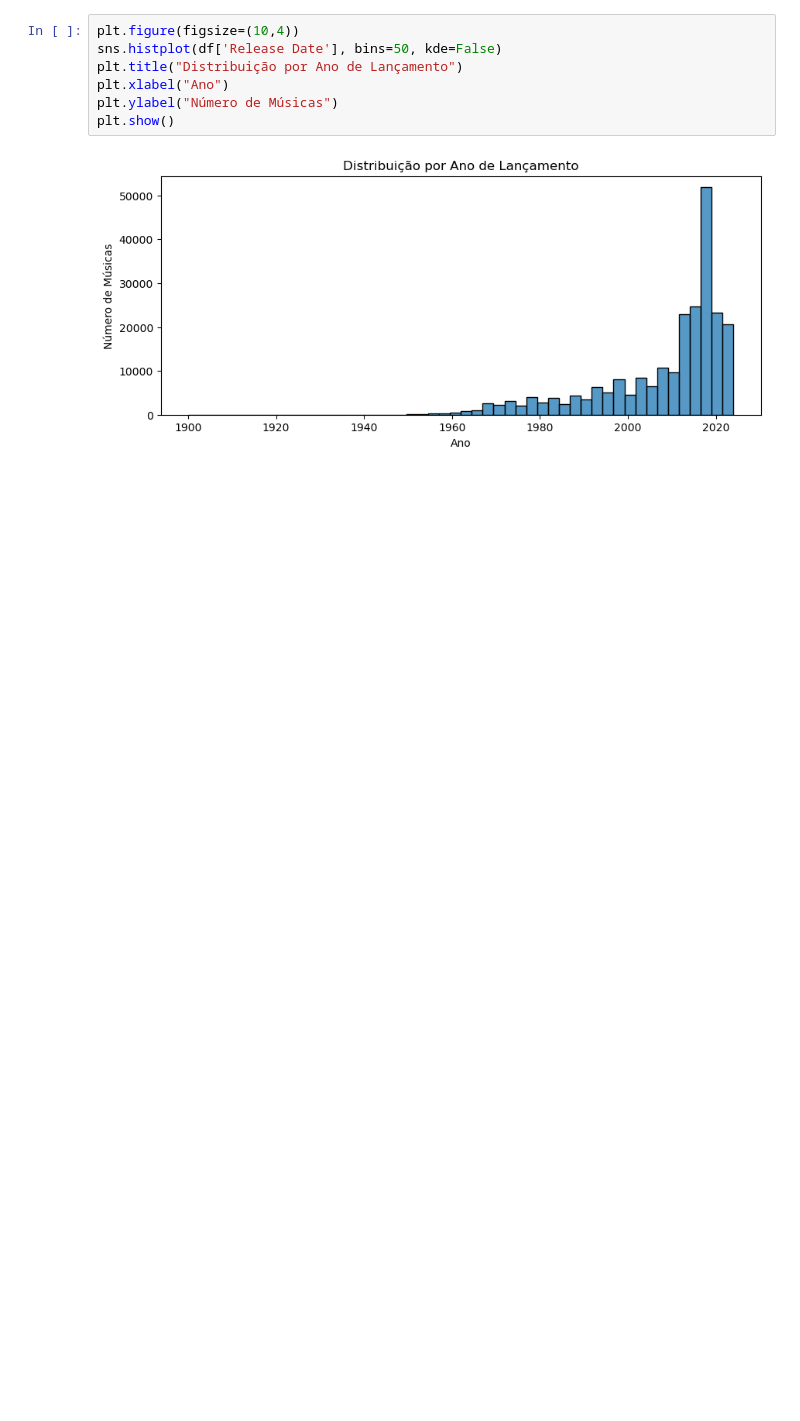
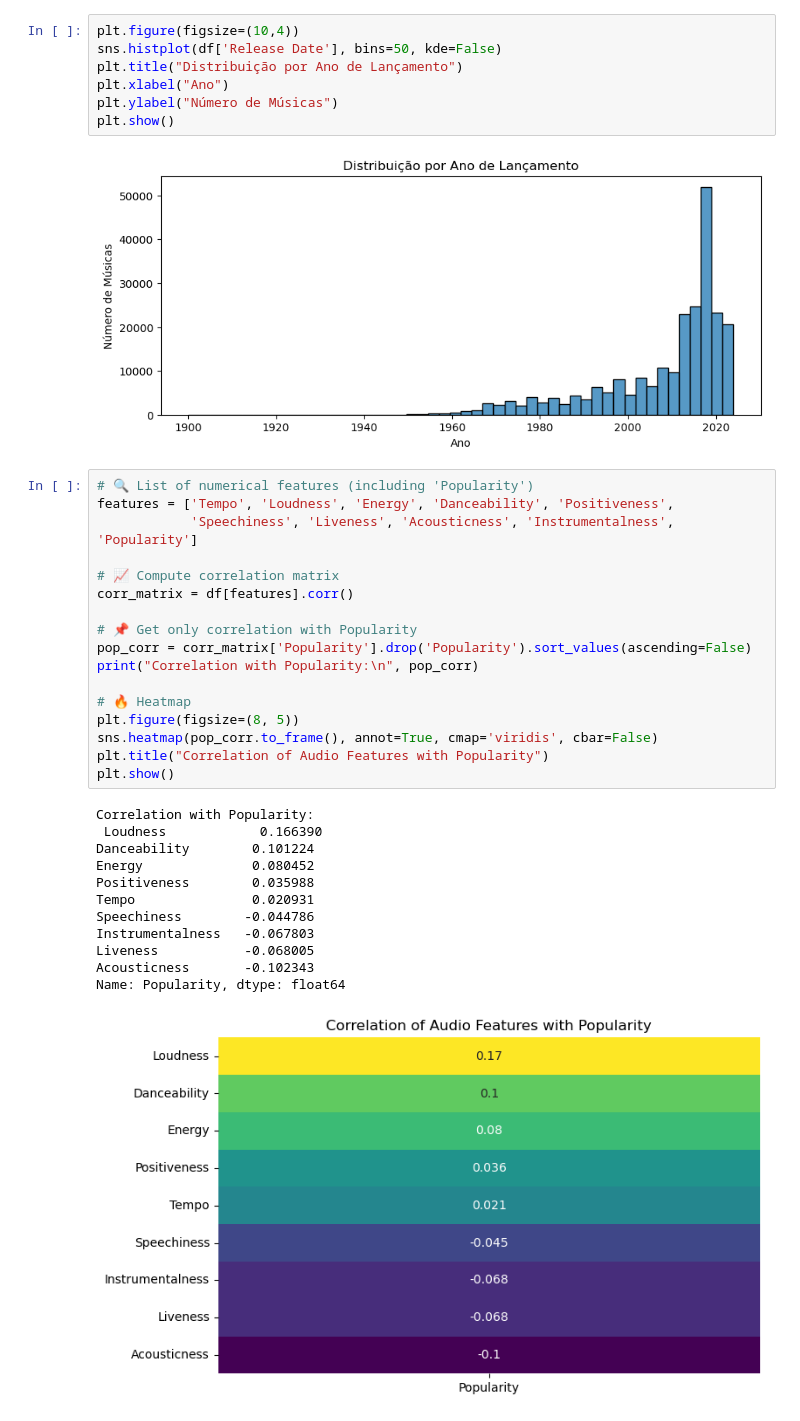
Before and after one commit to thaismarouelli/Data-Science-Project, a Jupyter notebook: Project Data Science/Spotify Project.ipynb, the cells around one changed output. Drawn from its saved outputs; the diff is of its cells as text; blank space fills up the shorter version.

```diff
--- a/Project Data Science/Spotify Project.ipynb
+++ b/Project Data Science/Spotify Project.ipynb
@@ -145,3 +122,33 @@ plt.ylabel("Número de Músicas")
 plt.show()
 # %% [output]
 [figure]
+# %%
+# 🔍 List of numerical features (including 'Popularity')
+features = ['Tempo', 'Loudness', 'Energy', 'Danceability', 'Positiveness',
+            'Speechiness', 'Liveness', 'Acousticness', 'Instrumentalness', 'Popularity']
+
+# 📈 Compute correlation matrix
+corr_matrix = df[features].corr()
+
+# 📌 Get only correlation with Popularity
+pop_corr = corr_matrix['Popularity'].drop('Popularity').sort_values(ascending=False)
+print("Correlation with Popularity:\n", pop_corr)
+
+# 🔥 Heatmap
+plt.figure(figsize=(8, 5))
+sns.heatmap(pop_corr.to_frame(), annot=True, cmap='viridis', cbar=False)
+plt.title("Correlation of Audio Features with Popularity")
+plt.show()
+# %% [output]
+Correlation with Popularity:
+ Loudness            0.166390
+Danceability        0.101224
+Energy              0.080452
+Positiveness        0.035988
+Tempo               0.020931
+Speechiness        -0.044786
+Instrumentalness   -0.067803
+Liveness           -0.068005
+Acousticness       -0.102343
+Name: Popularity, dtype: float64
+[figure, added]
```
Also changed, not shown: parts of 20 cells of this notebook.
